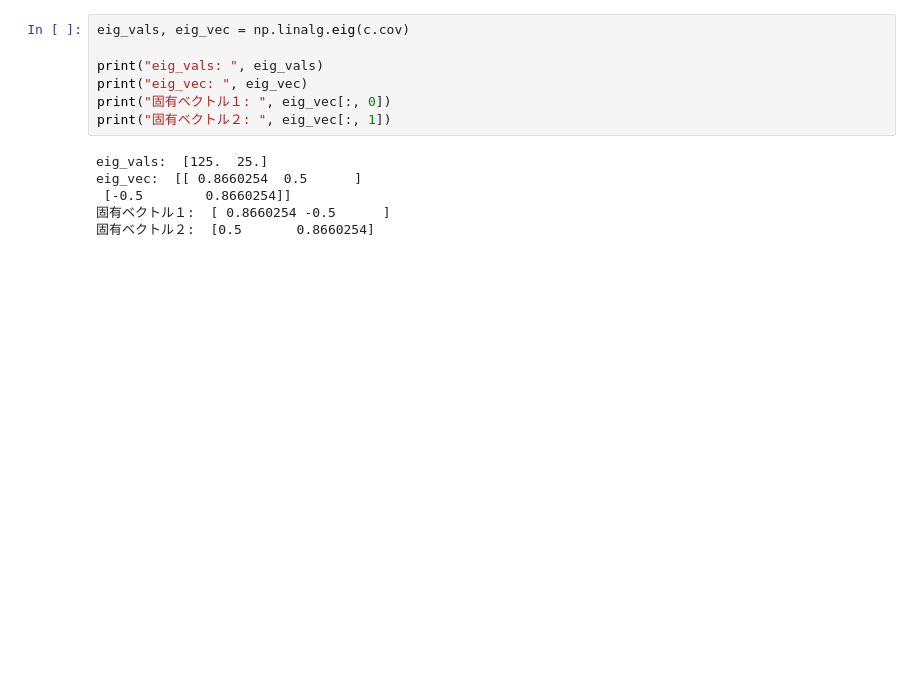
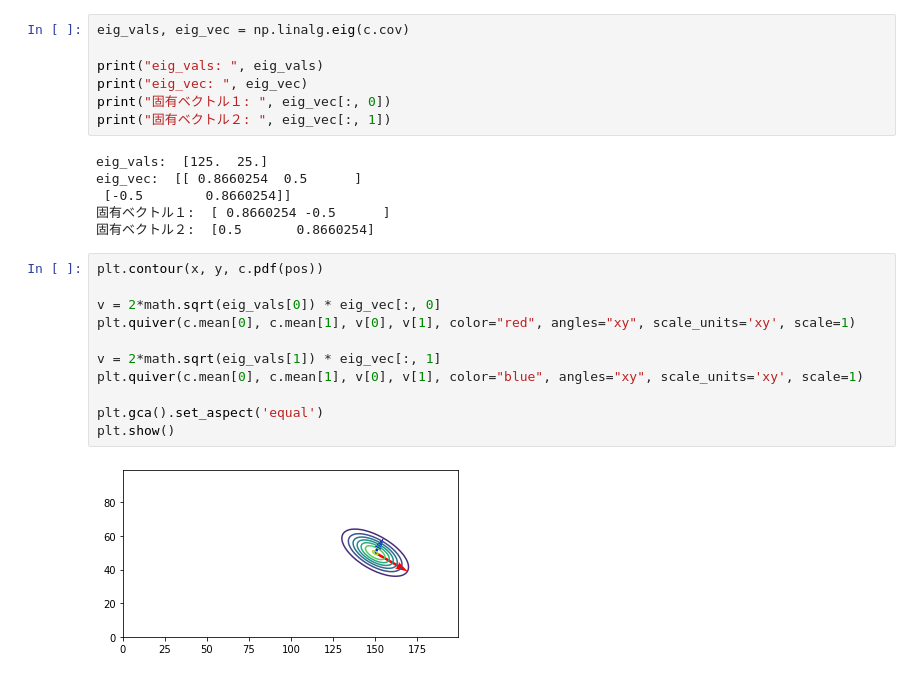
Before and after one commit to itsuka-to/LNPR_BOOK_CODES, a Jupyter notebook: my_section_2/multi_gause3.ipynb, the cells around one changed output. Drawn from its saved outputs; the diff is of its cells as text; blank space fills up the shorter version.

```diff
--- a/my_section_2/multi_gause3.ipynb
+++ b/my_section_2/multi_gause3.ipynb
@@ -36,3 +36,16 @@ eig_vec:  [[ 0.8660254  0.5      ]
  [-0.5        0.8660254]]
 固有ベクトル１:  [ 0.8660254 -0.5      ]
 固有ベクトル２:  [0.5       0.8660254]
+# %%
+plt.contour(x, y, c.pdf(pos))
+
+v = 2*math.sqrt(eig_vals[0]) * eig_vec[:, 0]
+plt.quiver(c.mean[0], c.mean[1], v[0], v[1], color="red", angles="xy", scale_units='xy', scale=1)
+
+v = 2*math.sqrt(eig_vals[1]) * eig_vec[:, 1]
+plt.quiver(c.mean[0], c.mean[1], v[0], v[1], color="blue", angles="xy", scale_units='xy', scale=1)
+
+plt.gca().set_aspect('equal')
+plt.show()
+# %% [output]
+[figure, added]
```
Also changed, not shown: parts of 1 cell of this notebook, 1 other file.
